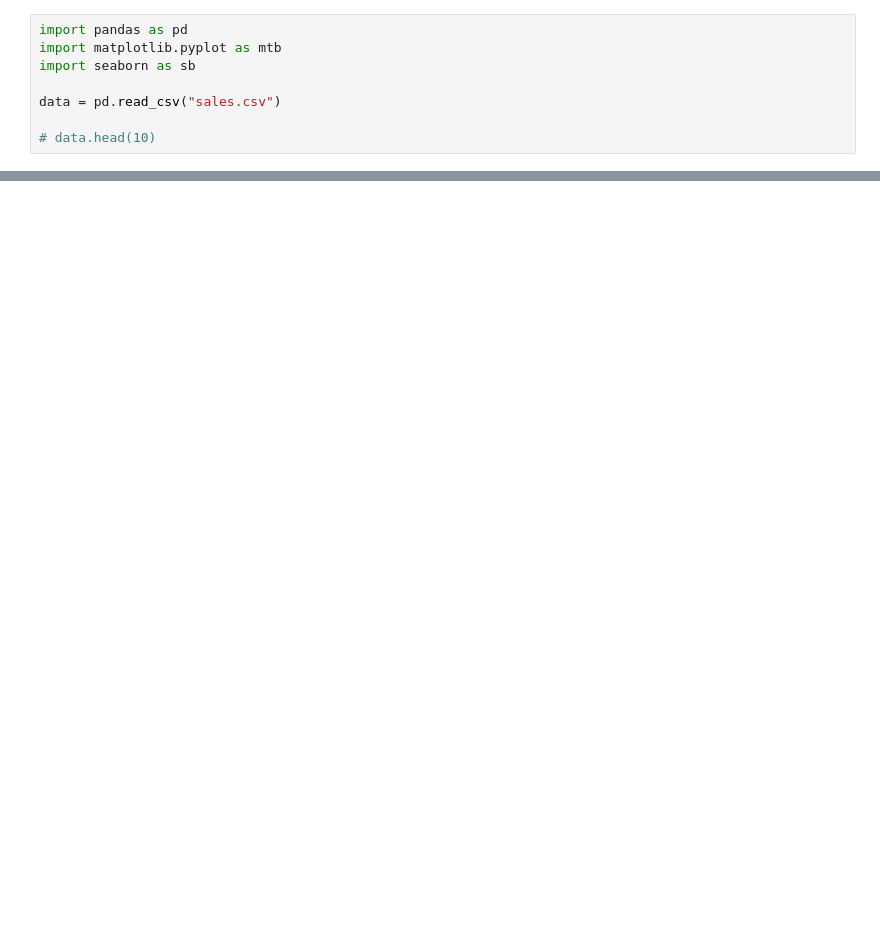
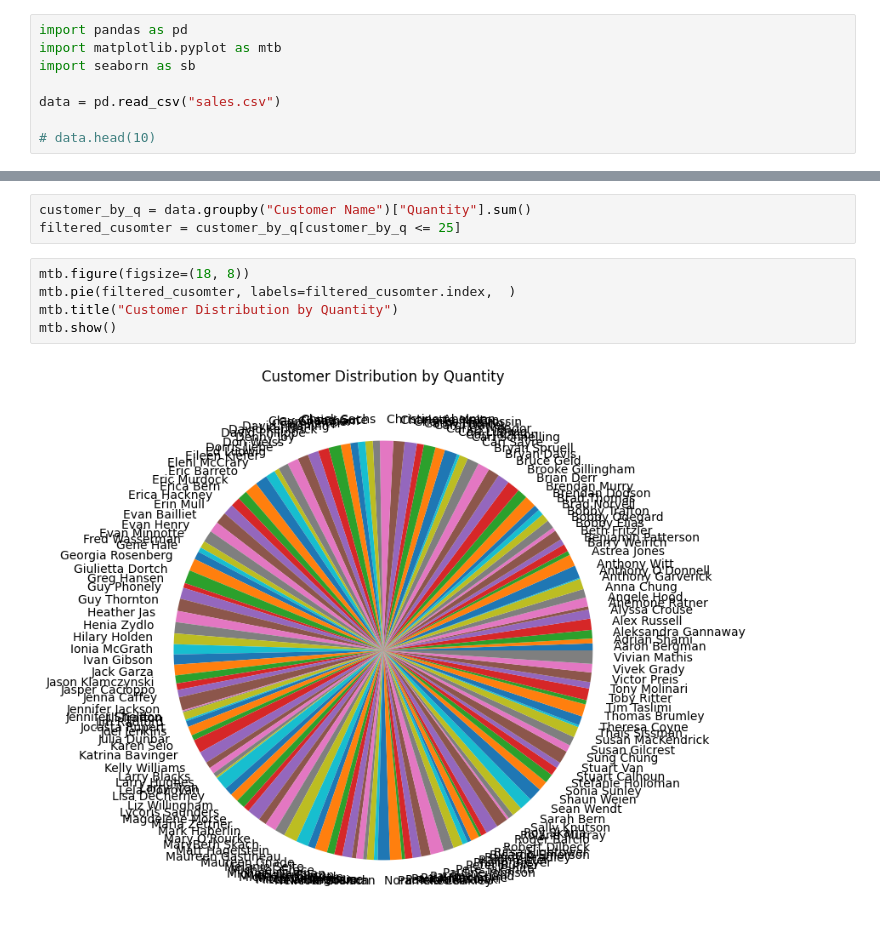
Before and after one commit to FrazKhan1/py-gradient-descent, a Jupyter notebook: sales_pred.ipynb, the cells around one changed output, grey strips where cells are left out. Drawn from its saved outputs; the diff is of its cells as text; blank space fills up the shorter version.

```diff
--- a/sales_pred.ipynb
+++ b/sales_pred.ipynb
@@ -35,0 +51,10 @@ mtb.show()
+# %%
+customer_by_q = data.groupby("Customer Name")["Quantity"].sum()
+filtered_cusomter = customer_by_q[customer_by_q <= 25]
+# %%
+mtb.figure(figsize=(18, 8))
+mtb.pie(filtered_cusomter, labels=filtered_cusomter.index,  )
+mtb.title("Customer Distribution by Quantity")
+mtb.show()
+# %% [output]
+[figure, added]
```
Also changed, not shown: parts of 8 cells of this notebook, 1 other file.
